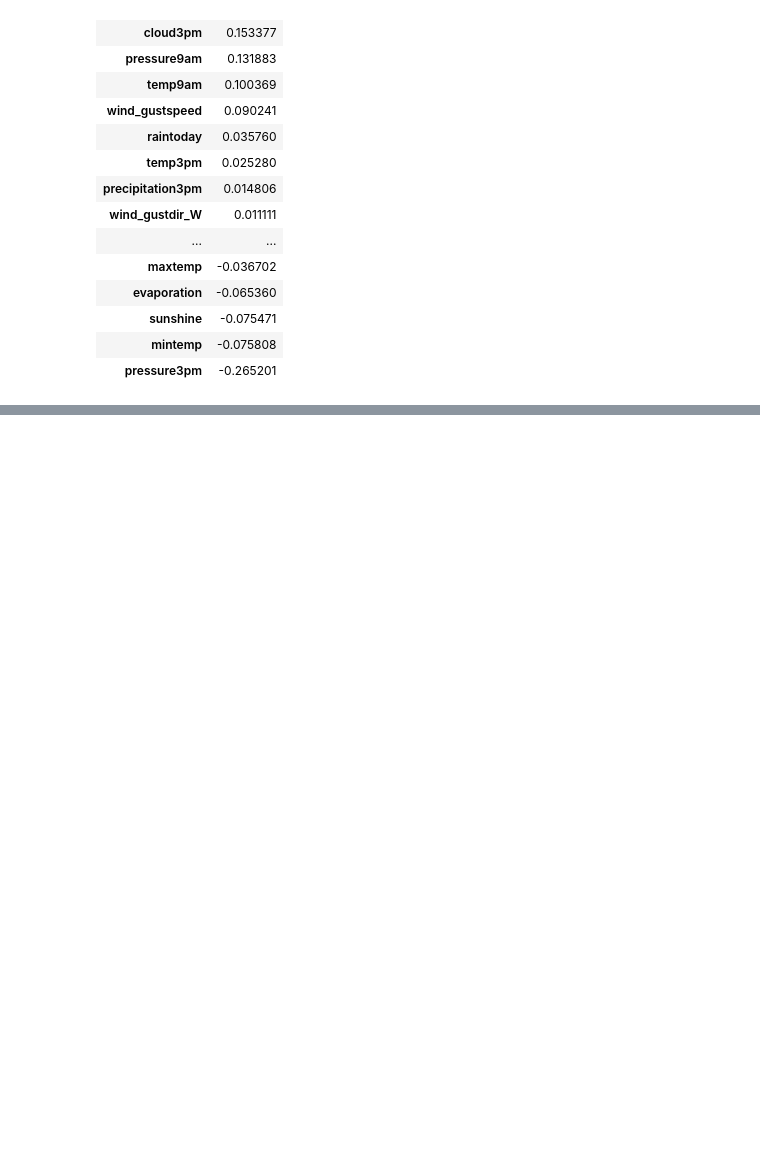
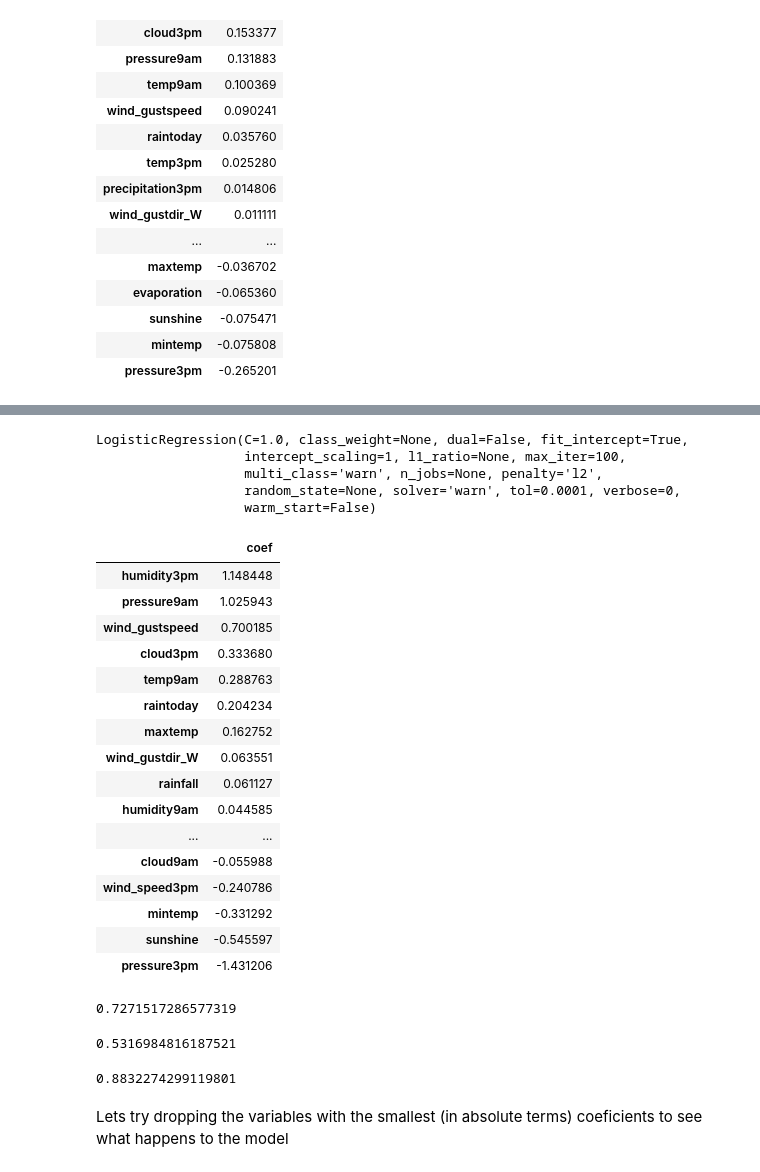
Before and after one commit to pedrodgn/ironhack, a Jupyter notebook: week8-MachineLearning/Project Rain in Australia.ipynb, the cells around one changed output, grey strips where cells are left out. Saved outputs shown, nothing was run; the diff lists cells and outputs as text; code cells hidden in the pictures; blank space fills up the shorter version.

```diff
--- a/week8-MachineLearning/Project Rain in Australia.ipynb
+++ b/week8-MachineLearning/Project Rain in Australia.ipynb
@@ -665,0 +689,43 @@ data.head(20)
+# %%
+lg=LogisticRegression()
+lg.fit(X_train_std_2,y_train)
+# %% [output]
+LogisticRegression(C=1.0, class_weight=None, dual=False, fit_intercept=True,
+                   intercept_scaling=1, l1_ratio=None, max_iter=100,
+                   multi_class='warn', n_jobs=None, penalty='l2',
+                   random_state=None, solver='warn', tol=0.0001, verbose=0,
+                   warm_start=False)
+# %%
+pd.DataFrame(data=lg.coef_[0],index=X_train_2.columns,columns=['coef']).sort_values('coef',ascending=False)
+# %% [output]
+|  | coef |
+| humidity3pm | 1.148448 |
+| pressure9am | 1.025943 |
+| wind_gustspeed | 0.700185 |
+| cloud3pm | 0.333680 |
+| temp9am | 0.288763 |
+| raintoday | 0.204234 |
+| maxtemp | 0.162752 |
+| wind_gustdir_W | 0.063551 |
+| rainfall | 0.061127 |
+| humidity9am | 0.044585 |
+| ... | ... |
+| cloud9am | -0.055988 |
+| wind_speed3pm | -0.240786 |
+| mintemp | -0.331292 |
+| sunshine | -0.545597 |
+| pressure3pm | -1.431206 |
+# %%
+cross_val_score(lg, X_train_std_2, y_train, cv=KFold(6, shuffle=True), scoring='precision', n_jobs=-1).mean()
+# %% [output]
+0.7271517286577319
+# %%
+cross_val_score(lg, X_train_std_2, y_train, cv=KFold(6, shuffle=True), scoring='recall', n_jobs=-1).mean()
+# %% [output]
+0.5316984816187521
+# %%
+cross_val_score(lg, X_train_std_2, y_train, cv=KFold(6, shuffle=True), scoring='roc_auc', n_jobs=-1).mean()
+# %% [output]
+0.8832274299119801
+# %% [markdown]
+Lets try dropping the variables with the smallest (in absolute terms) coeficients to see what happens to the model
```
Also changed, not shown: parts of 15 cells of this notebook.
